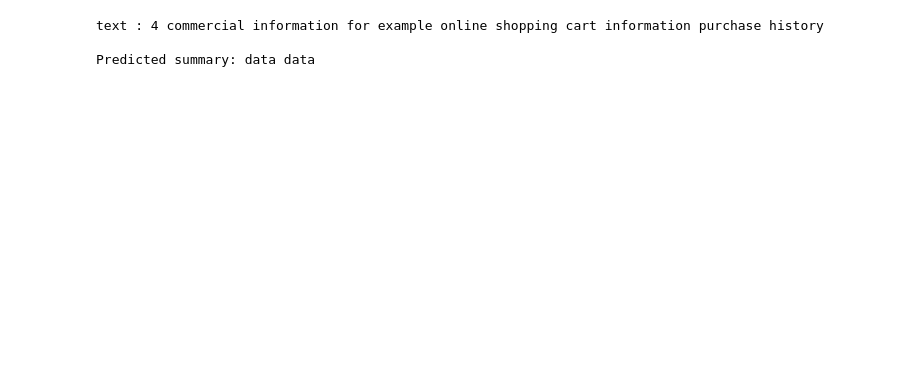
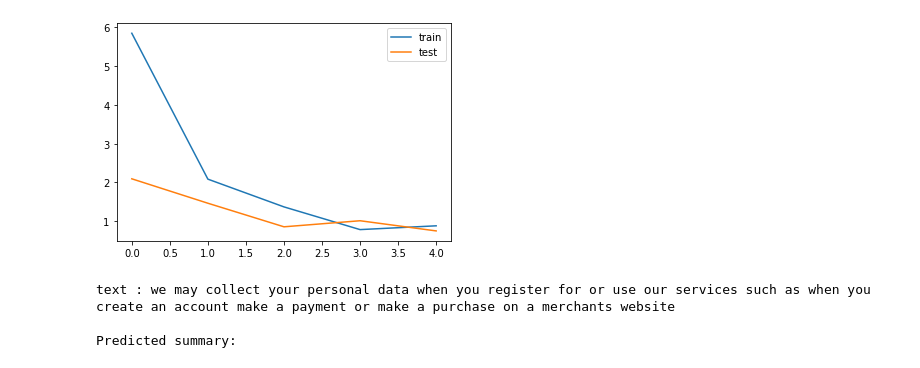
Before and after one commit to khadidja-ben/transpvisback, a Jupyter notebook: serverTranspvisBack/machineLearning/text-generator.ipynb, the cells around one changed output. Cells and saved outputs as stored; diff of their text form; code cells hidden in the pictures; blank space fills up the shorter version.

```diff
--- a/serverTranspvisBack/machineLearning/text-generator.ipynb
+++ b/serverTranspvisBack/machineLearning/text-generator.ipynb
@@ -269,3 +312,11 @@ pyplot.show()
+# %%
+from matplotlib import pyplot
+pyplot.plot(history.history['loss'], label='train')
+pyplot.plot(history.history['val_loss'], label='test')
+pyplot.legend()
+pyplot.show()
+# %% [output]
+[figure, added]
 # %%
 # Encoder inference
 latent_dim=500#load the model
@@ -351,11 +405,11 @@ def decode_sequence(input_seq):
     return decoded_sentence
 # %%
 # inpt_txt = "whatsapp must receive or collect some information to operate provide improve understand customize support and market our services including when you install access or use our services the types of information we receive and collect depend on how you use our services we require certain information to deliver our services and without this we will not be able to provide our services to you for example you must provide your mobile phone number to create an account to use our service"
-# inpt_txt = "we may collect your personal data when you register for or use our services such as when you create an account make a payment or make a purchase on a merchants website"
-inpt_txt = "4 commercial information for example online shopping cart information purchase history"
+inpt_txt = "we may collect your personal data when you register for or use our services such as when you create an account make a payment or make a purchase on a merchants website"
+# inpt_txt = "4 commercial information for example online shopping cart information purchase history"
 print("text :",inpt_txt)
 inpt_txt = clean(inpt_txt)
-inpt_txt = ' '.join(inpt_txt)
+# inpt_txt = ' '.join(inpt_txt)
 inp_x= in_tokenizer.texts_to_sequences([inpt_txt])
 inp_x= pad_sequences(inp_x,  maxlen=max_in_len, padding='post')
 
@@ -364,6 +418,6 @@ if 'end' in summary :
     summary=summary.replace('end','')
 print("\nPredicted summary:",summary);print("\n")
 # %% [output]
-text : 4 commercial information for example online shopping cart information purchase history
+text : we may collect your personal data when you register for or use our services such as when you create an account make a payment or make a purchase on a merchants website
 
-Predicted summary: data data
+Predicted summary:
```
Also changed, not shown: parts of 14 cells of this notebook, 15 other files.
